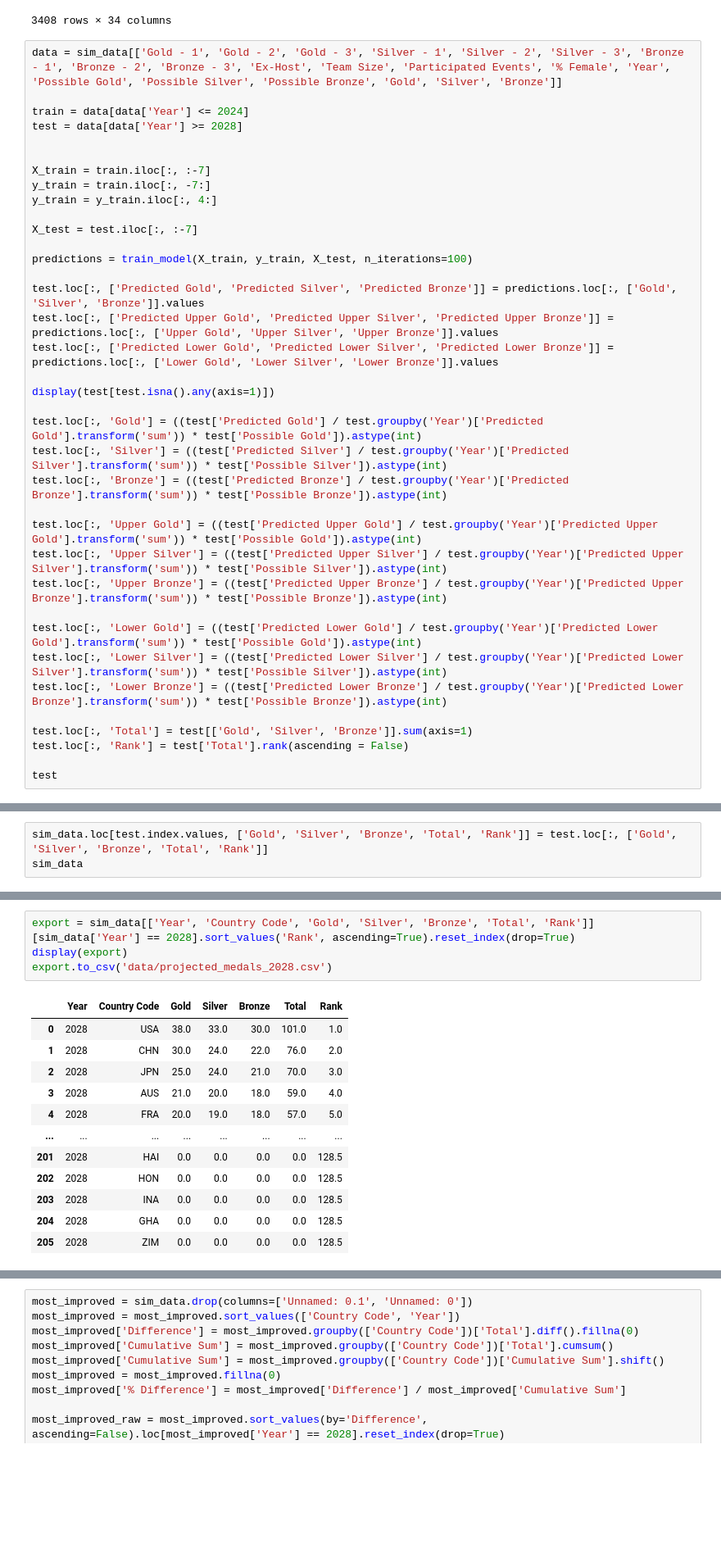
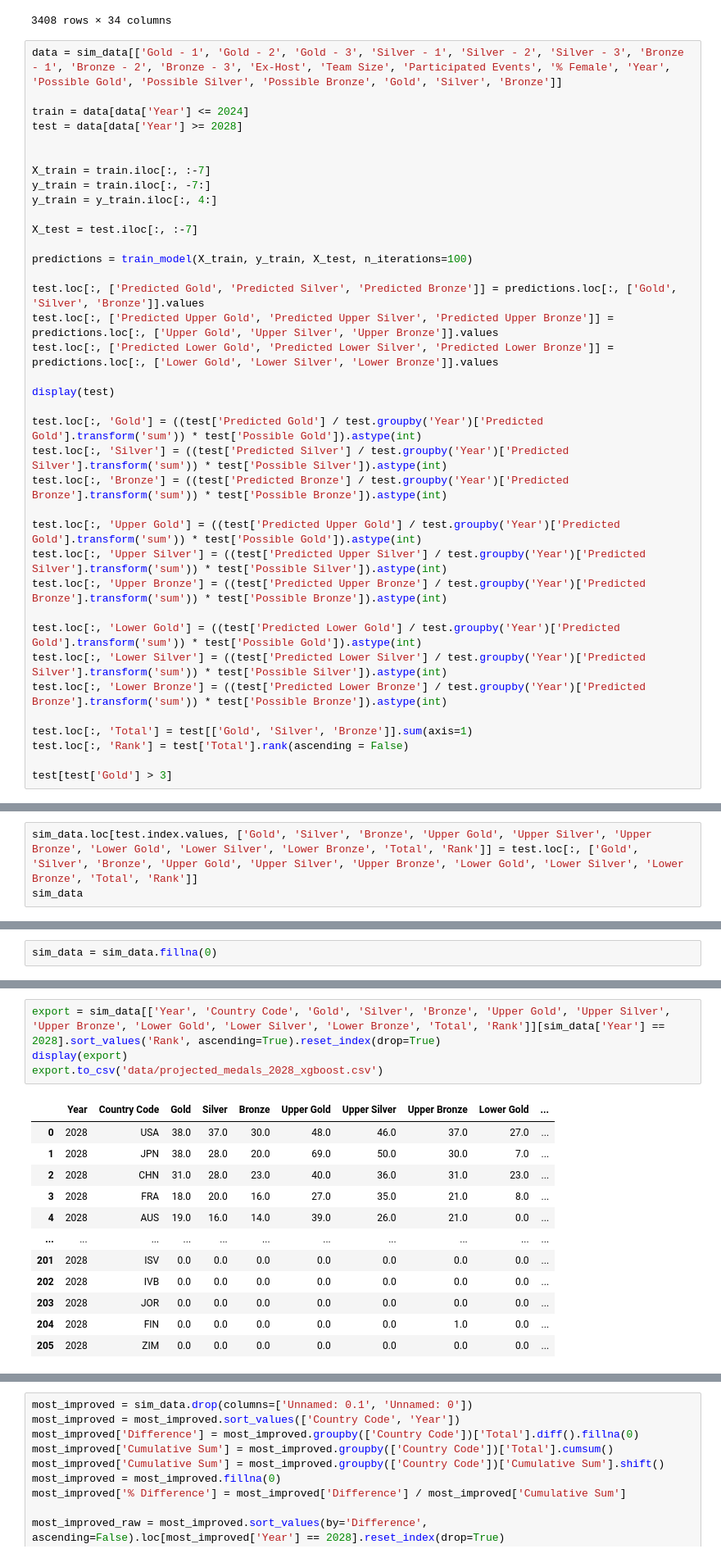
Before and after one commit to johngerving/mcm-2025, a Jupyter notebook: xgboost.ipynb, the cells around one changed output, grey strips where cells are left out. Shown at 82% size. Drawn from its saved outputs; the diff is of its cells as text; blank space fills up the shorter version.

```diff
--- a/xgboost.ipynb
+++ b/xgboost.ipynb
@@ -270,23 +270,23 @@ test.loc[:, ['Predicted Gold', 'Predicted Silver', 'Predicted Bronze']] = predic
 test.loc[:, ['Predicted Upper Gold', 'Predicted Upper Silver', 'Predicted Upper Bronze']] = predictions.loc[:, ['Upper Gold', 'Upper Silver', 'Upper Bronze']].values
 test.loc[:, ['Predicted Lower Gold', 'Predicted Lower Silver', 'Predicted Lower Bronze']] = predictions.loc[:, ['Lower Gold', 'Lower Silver', 'Lower Bronze']].values
 
-display(test[test.isna().any(axis=1)])
+display(test)
 
 test.loc[:, 'Gold'] = ((test['Predicted Gold'] / test.groupby('Year')['Predicted Gold'].transform('sum')) * test['Possible Gold']).astype(int)
 test.loc[:, 'Silver'] = ((test['Predicted Silver'] / test.groupby('Year')['Predicted Silver'].transform('sum')) * test['Possible Silver']).astype(int)
 test.loc[:, 'Bronze'] = ((test['Predicted Bronze'] / test.groupby('Year')['Predicted Bronze'].transform('sum')) * test['Possible Bronze']).astype(int)
 
-test.loc[:, 'Upper Gold'] = ((test['Predicted Upper Gold'] / test.groupby('Year')['Predicted Upper Gold'].transform('sum')) * test['Possible Gold']).astype(int)
-test.loc[:, 'Upper Silver'] = ((test['Predicted Upper Silver'] / test.groupby('Year')['Predicted Upper Silver'].transform('sum')) * test['Possible Silver']).astype(int)
-test.loc[:, 'Upper Bronze'] = ((test['Predicted Upper Bronze'] / test.groupby('Year')['Predicted Upper Bronze'].transform('sum')) * test['Possible Bronze']).astype(int)
+test.loc[:, 'Upper Gold'] = ((test['Predicted Upper Gold'] / test.groupby('Year')['Predicted Gold'].transform('sum')) * test['Possible Gold']).astype(int)
+test.loc[:, 'Upper Silver'] = ((test['Predicted Upper Silver'] / test.groupby('Year')['Predicted Silver'].transform('sum')) * test['Possible Silver']).astype(int)
+test.loc[:, 'Upper Bronze'] = ((test['Predicted Upper Bronze'] / test.groupby('Year')['Predicted Bronze'].transform('sum')) * test['Possible Bronze']).astype(int)
 
-test.loc[:, 'Lower Gold'] = ((test['Predicted Lower Gold'] / test.groupby('Year')['Predicted Lower Gold'].transform('sum')) * test['Possible Gold']).astype(int)
-test.loc[:, 'Lower Silver'] = ((test['Predicted Lower Silver'] / test.groupby('Year')['Predicted Lower Silver'].transform('sum')) * test['Possible Silver']).astype(int)
-test.loc[:, 'Lower Bronze'] = ((test['Predicted Lower Bronze'] / test.groupby('Year')['Predicted Lower Bronze'].transform('sum')) * test['Possible Bronze']).astype(int)
+test.loc[:, 'Lower Gold'] = ((test['Predicted Lower Gold'] / test.groupby('Year')['Predicted Gold'].transform('sum')) * test['Possible Gold']).astype(int)
+test.loc[:, 'Lower Silver'] = ((test['Predicted Lower Silver'] / test.groupby('Year')['Predicted Silver'].transform('sum')) * test['Possible Silver']).astype(int)
+test.loc[:, 'Lower Bronze'] = ((test['Predicted Lower Bronze'] / test.groupby('Year')['Predicted Bronze'].transform('sum')) * test['Possible Bronze']).astype(int)
 
 test.loc[:, 'Total'] = test[['Gold', 'Silver', 'Bronze']].sum(axis=1)
 test.loc[:, 'Rank'] = test['Total'].rank(ascending = False)
 
-test
+test[test['Gold'] > 3]
 # %% [output]
 |  | Gold - 1 | Gold - 2 | Gold - 3 | Silver - 1 | Silver - 2 | Silver - 3 | Bronze - 1 | Bronze - 2 | Bronze - 3 | ... |
@@ -323,5 +338,5 @@ See the caveats in the documentation: https://pandas.pydata.org/pandas-docs/stab
 # %%
-sim_data.loc[test.index.values, ['Gold', 'Silver', 'Bronze', 'Total', 'Rank']] = test.loc[:, ['Gold', 'Silver', 'Bronze', 'Total', 'Rank']]
+sim_data.loc[test.index.values, ['Gold', 'Silver', 'Bronze', 'Upper Gold', 'Upper Silver', 'Upper Bronze', 'Lower Gold', 'Lower Silver', 'Lower Bronze', 'Total', 'Rank']] = test.loc[:, ['Gold', 'Silver', 'Bronze', 'Upper Gold', 'Upper Silver', 'Upper Bronze', 'Lower Gold', 'Lower Silver', 'Lower Bronze', 'Total', 'Rank']]
 sim_data
 # %% [output]
 |  | Unnamed: 0.1 | Unnamed: 0 | Rank | NOC | Gold | Silver | Bronze | Total | Year | Country Code | ... |
@@ -340 +355,3 @@ sim_data
+# %%
+sim_data = sim_data.fillna(0)
 # %%
@@ -354,17 +380,17 @@ plt.scatter(sim_data[sim_data['NOC'] == 'Serbia']['Year'], sim_data[sim_data['NO
 # %%
-export = sim_data[['Year', 'Country Code', 'Gold', 'Silver', 'Bronze', 'Total', 'Rank']][sim_data['Year'] == 2028].sort_values('Rank', ascending=True).reset_index(drop=True)
+export = sim_data[['Year', 'Country Code', 'Gold', 'Silver', 'Bronze', 'Upper Gold', 'Upper Silver', 'Upper Bronze', 'Lower Gold', 'Lower Silver', 'Lower Bronze', 'Total', 'Rank']][sim_data['Year'] == 2028].sort_values('Rank', ascending=True).reset_index(drop=True)
 display(export)
-export.to_csv('data/projected_medals_2028.csv')
+export.to_csv('data/projected_medals_2028_xgboost.csv')
 # %% [output]
-|  | Year | Country Code | Gold | Silver | Bronze | Total | Rank |
-| 0 | 2028 | USA | 38.0 | 33.0 | 30.0 | 101.0 | 1.0 |
-| 1 | 2028 | CHN | 30.0 | 24.0 | 22.0 | 76.0 | 2.0 |
-| 2 | 2028 | JPN | 25.0 | 24.0 | 21.0 | 70.0 | 3.0 |
-| 3 | 2028 | AUS | 21.0 | 20.0 | 18.0 | 59.0 | 4.0 |
-| 4 | 2028 | FRA | 20.0 | 19.0 | 18.0 | 57.0 | 5.0 |
-| ... | ... | ... | ... | ... | ... | ... | ... |
-| 201 | 2028 | HAI | 0.0 | 0.0 | 0.0 | 0.0 | 128.5 |
-| 202 | 2028 | HON | 0.0 | 0.0 | 0.0 | 0.0 | 128.5 |
-| 203 | 2028 | INA | 0.0 | 0.0 | 0.0 | 0.0 | 128.5 |
-| 204 | 2028 | GHA | 0.0 | 0.0 | 0.0 | 0.0 | 128.5 |
-| 205 | 2028 | ZIM | 0.0 | 0.0 | 0.0 | 0.0 | 128.5 |
+|  | Year | Country Code | Gold | Silver | Bronze | Upper Gold | Upper Silver | Upper Bronze | Lower Gold | ... |
+| 0 | 2028 | USA | 38.0 | 37.0 | 30.0 | 48.0 | 46.0 | 37.0 | 27.0 | ... |
+| 1 | 2028 | JPN | 38.0 | 28.0 | 20.0 | 69.0 | 50.0 | 30.0 | 7.0 | ... |
+| 2 | 2028 | CHN | 31.0 | 28.0 | 23.0 | 40.0 | 36.0 | 31.0 | 23.0 | ... |
+| 3 | 2028 | FRA | 18.0 | 20.0 | 16.0 | 27.0 | 35.0 | 21.0 | 8.0 | ... |
+| 4 | 2028 | AUS | 19.0 | 16.0 | 14.0 | 39.0 | 26.0 | 21.0 | 0.0 | ... |
+| ... | ... | ... | ... | ... | ... | ... | ... | ... | ... | ... |
+| 201 | 2028 | ISV | 0.0 | 0.0 | 0.0 | 0.0 | 0.0 | 0.0 | 0.0 | ... |
+| 202 | 2028 | IVB | 0.0 | 0.0 | 0.0 | 0.0 | 0.0 | 0.0 | 0.0 | ... |
+| 203 | 2028 | JOR | 0.0 | 0.0 | 0.0 | 0.0 | 0.0 | 0.0 | 0.0 | ... |
+| 204 | 2028 | FIN | 0.0 | 0.0 | 0.0 | 0.0 | 0.0 | 1.0 | 0.0 | ... |
+| 205 | 2028 | ZIM | 0.0 | 0.0 | 0.0 | 0.0 | 0.0 | 0.0 | 0.0 | ... |
```
Also changed, not shown: parts of 7 cells of this notebook, 1 other file.
